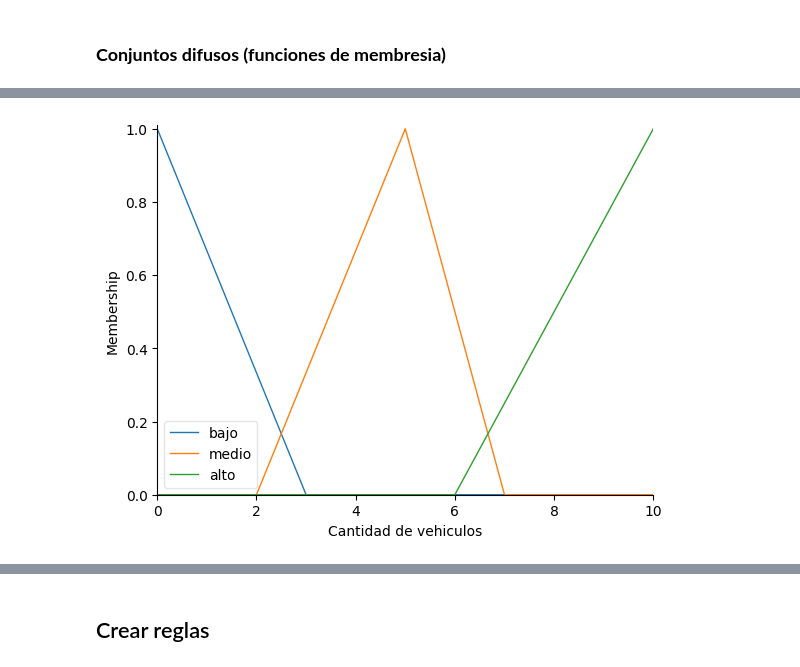
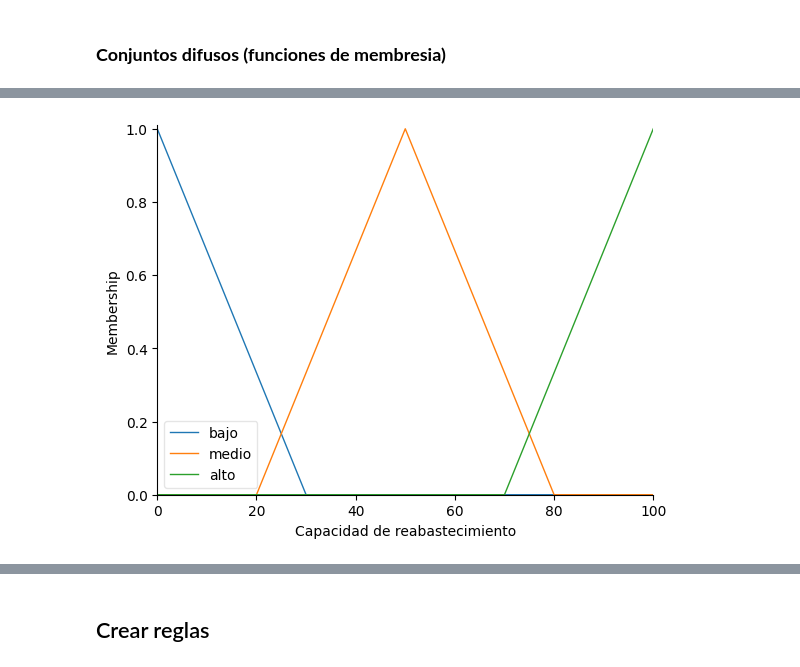
Before and after one commit to juanfer1a/fusion_datos, a Jupyter notebook: codigo_taller2/FIS_Proyecto.ipynb, the cells around one changed output, grey strips where cells are left out. Saved outputs shown, nothing was run; the diff lists cells and outputs as text; code cells hidden in the pictures.

```diff
--- a/codigo_taller2/FIS_Proyecto.ipynb
+++ b/codigo_taller2/FIS_Proyecto.ipynb
@@ -17,5 +14,5 @@ import numpy as np
 # %%
-QV = ctrl.Antecedent(np.arange(0, 11, 1), 'Cantidad de vehiculos')
-TE = ctrl.Antecedent(np.arange(0, 11, 1), 'Tiempo de espera')
-HD = ctrl.Antecedent(np.arange(0, 11, 1), 'Hora del dia')
-CM = ctrl.Antecedent(np.arange(0, 11, 1), 'Condiciones meteorologicas')
+NS = ctrl.Antecedent(np.arange(0, 101, 1), 'Nivel de stock')
+IP = ctrl.Antecedent(np.arange(0, 101, 1), 'Impacto_promocion')
+CR = ctrl.Antecedent(np.arange(0, 101, 1), 'Capacidad de reabastecimiento')
+ES = ctrl.Antecedent(np.arange(0, 101, 1), 'Eficiencia cadena de suministro')
@@ -30,9 +45,9 @@ TS = ctrl.Consequent(np.arange(0, 61, 1), 'Tiempo de semaforo')
 # %%
-# Ccantidad de vehiculo
-QV['bajo'] = fuzz.trimf(QV.universe, [0, 0, 3])
-QV['medio'] = fuzz.trimf(QV.universe, [2, 5, 7])
-QV['alto'] = fuzz.trimf(QV.universe, [6, 10, 10])
+# Capacidad de reabastecimiento
+CR['bajo'] = fuzz.trimf(CR.universe, [0, 0, 30])
+CR['medio'] = fuzz.trimf(CR.universe, [20, 50, 80])
+CR['alto'] = fuzz.trimf(CR.universe, [70, 100, 100])
 # %%
-QV.view()
+CR.view()
 # %% [output]
-[figure, old version]
+[figure, new version]
```
Also changed, not shown: parts of 28 cells of this notebook, 1 other file.
